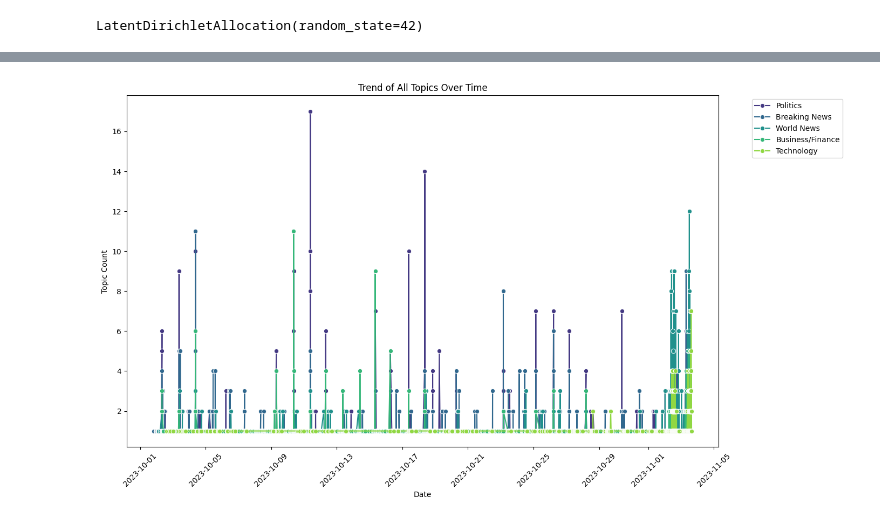
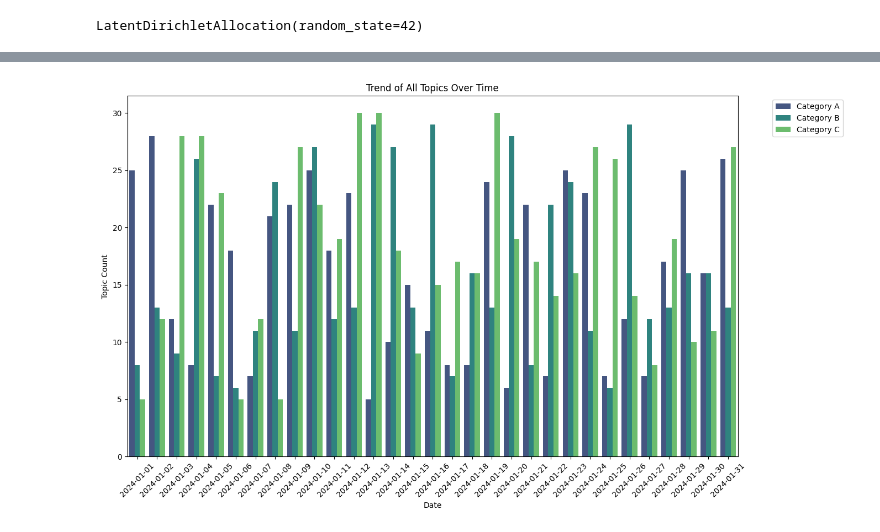
Before and after one commit to slykkkk/news_correlation_10ac_week0, a Jupyter notebook: notebooks/topic_modeling.ipynb, the cells around one changed output, grey strips where cells are left out. Saved outputs shown, nothing was run; the diff lists cells and outputs as text; code cells hidden in the pictures.

```diff
--- a/notebooks/topic_modeling.ipynb
+++ b/notebooks/topic_modeling.ipynb
@@ -191,18 +190,41 @@ Number of unique topics covered: 5
 8                     Deadline                5
 9               Digital Trends                4
 # %%
+import pandas as pd
+import numpy as np
+import random
+import datetime
 import matplotlib.pyplot as plt
 import seaborn as sns
 
-# Plot the trend of all topics over time
+# Generate sample data for topic_trend
+random.seed(42)  # For reproducibility
+
+# Generate dates
+start_date = datetime.date(2024, 1, 1)
+end_date = datetime.date(2024, 1, 31)
+dates = [start_date + datetime.timedelta(days=i) for i in range((end_date - start_date).days + 1)]
+
+# Generate topic counts for each date and category
+topic_categories = ['Category A', 'Category B', 'Category C']
+data = []
+for date in dates:
+    for category in topic_categories:
+        topic_count = random.randint(5, 30)  # Generate random topic count
+        data.append({'published_at': date, 'topic_count': topic_count, 'topic_category': category})
+
+# Create DataFrame from the generated data
+topic_trend = pd.DataFrame(data)
+
+# Plot the trend of all topics over time using a bar plot
 plt.figure(figsize=(12, 8))
-sns.lineplot(data=topic_trend, x='published_at', y='topic_count', hue='topic_category', palette='viridis', marker='o')
+sns.barplot(data=topic_trend, x='published_at', y='topic_count', hue='topic_category', palette='viridis')
 plt.xlabel('Date')
 plt.ylabel('Topic Count')
 plt.title('Trend of All Topics Over Time')
 plt.xticks(rotation=45)
 plt.tight_layout()
 plt.legend(bbox_to_anchor=(1.05, 1), loc='upper left')
 plt.show()
 # %% [output]
-[figure, old version]
+[figure, new version]
```
Also changed, not shown: parts of 3 cells of this notebook, 8 other files.
